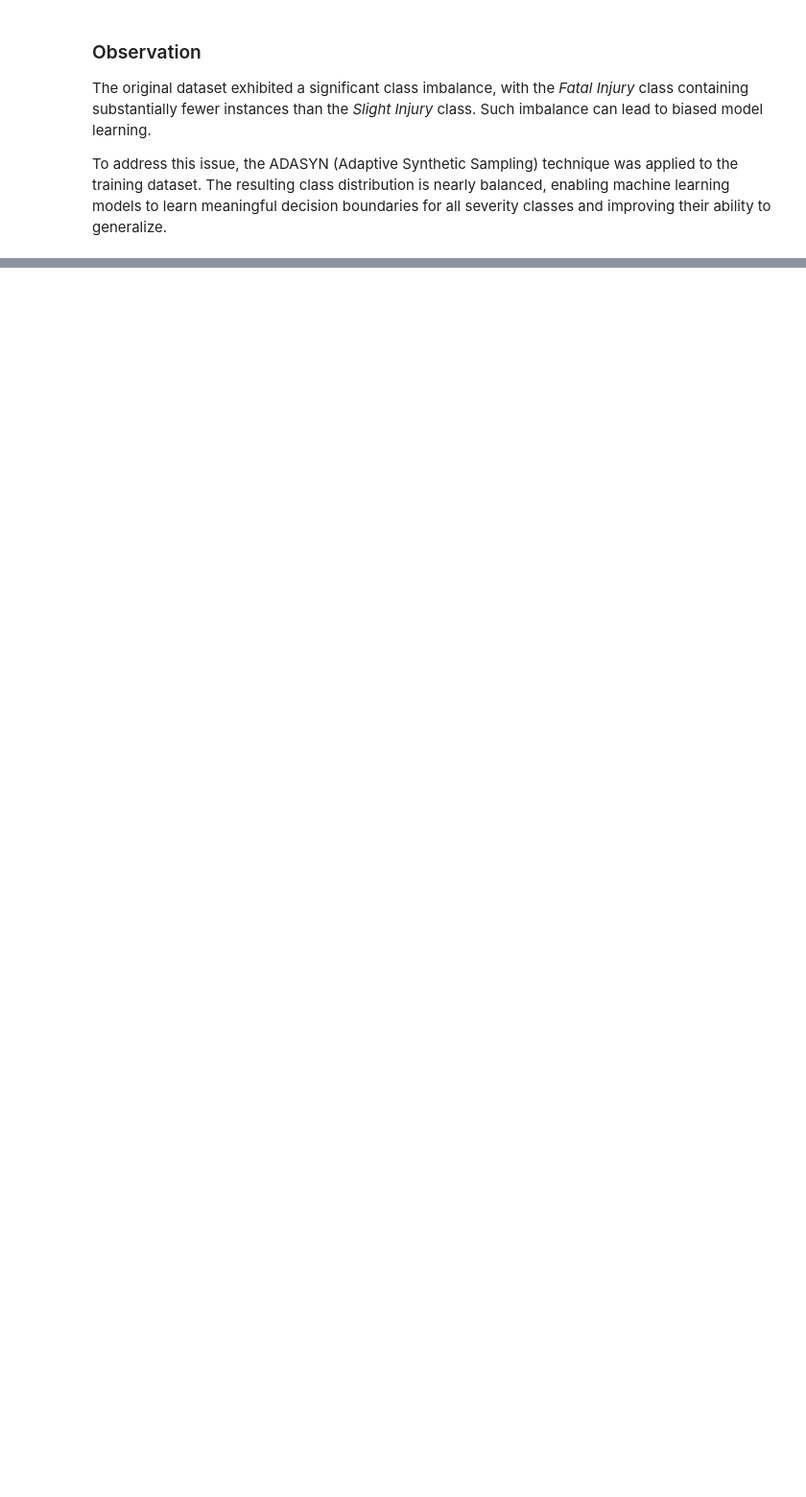
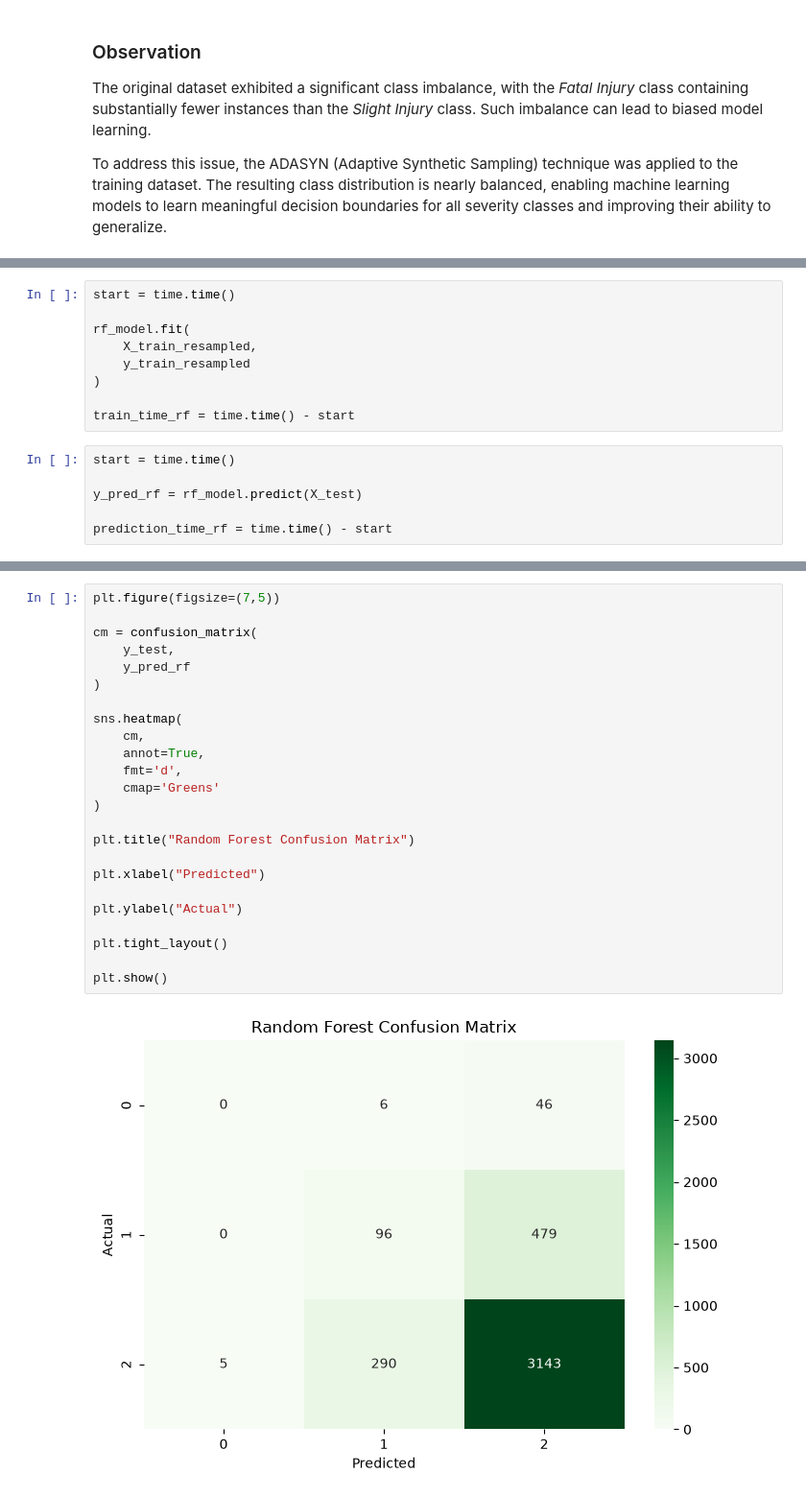
Before and after one commit to Pranjali-3/road-accident-severity-analysis, a Jupyter notebook: road_accident.ipynb, the cells around one changed output, grey strips where cells are left out. Shown at 96% size. Drawn from its saved outputs; the diff is of its cells as text; blank space fills up the shorter version.

```diff
--- a/road_accident.ipynb
+++ b/road_accident.ipynb
@@ -519,0 +835,15 @@ To address this issue, the ADASYN (Adaptive Synthetic Sampling) technique was ap
+# %%
+start = time.time()
+
+rf_model.fit(
+    X_train_resampled,
+    y_train_resampled
+)
+
+train_time_rf = time.time() - start
+# %%
+start = time.time()
+
+y_pred_rf = rf_model.predict(X_test)
+
+prediction_time_rf = time.time() - start
@@ -519,0 +895,26 @@ To address this issue, the ADASYN (Adaptive Synthetic Sampling) technique was ap
+# %%
+plt.figure(figsize=(7,5))
+
+cm = confusion_matrix(
+    y_test,
+    y_pred_rf
+)
+
+sns.heatmap(
+    cm,
+    annot=True,
+    fmt='d',
+    cmap='Greens'
+)
+
+plt.title("Random Forest Confusion Matrix")
+
+plt.xlabel("Predicted")
+
+plt.ylabel("Actual")
+
+plt.tight_layout()
+
+plt.show()
+# %% [output]
+[figure, added]
```
Also changed, not shown: parts of 120 cells of this notebook, 4 other files.
